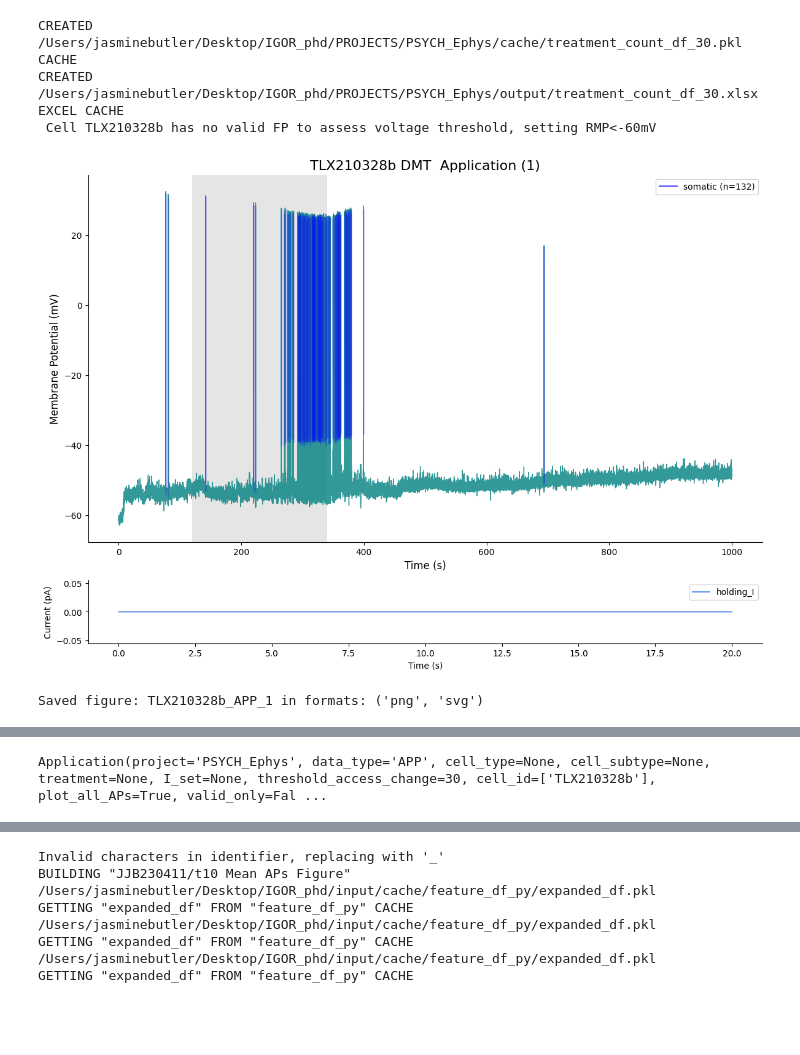
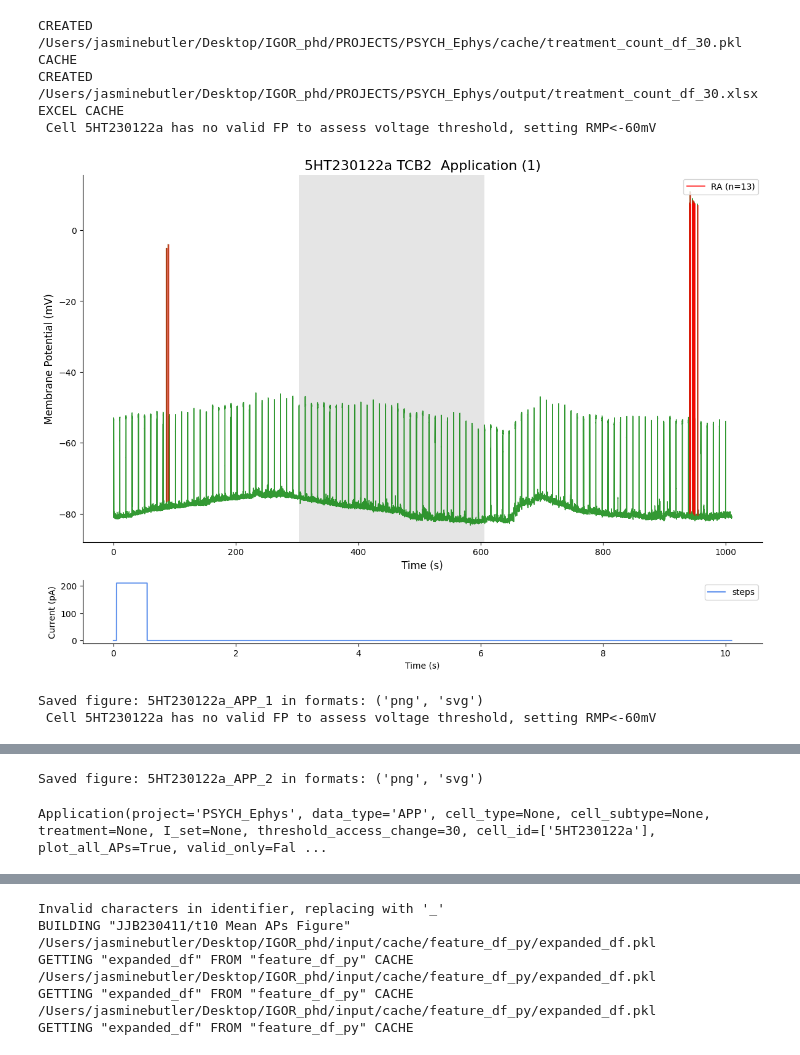
Before and after one commit to jjb-hub/IGOR_phd, a Jupyter notebook: RUN.ipynb, the cells around one changed output, grey strips where cells are left out. Drawn from its saved outputs; the diff is of its cells as text; code cells hidden in the pictures; blank space fills up the shorter version.

```diff
--- a/RUN.ipynb
+++ b/RUN.ipynb
@@ -132,19 +131,42 @@ Histogram(project='PSYCH_Ephys', data_type='APP', cell_type=['L5a_TLX'], cell_su
 # %%
 from module.Figure import Application
 project="PSYCH_Ephys"
+
+cell_ids = [
+    "JJB210603/t30",
+    "JJB221223/t9",
+    "JJB221230/t7",
+    "JJB230108/t47",
+    "JJB230122/t7",
+    "JJB230201/t8",
+    "JJB230203/t39",
+    "JJB230222/t11",
+    "JJB230408/t25",
+    "JJB230411/t10",
+    "JJB230416/t30",
+    "JJB230524/t26",
+    "JJB230622/t8",
+    "JJB230810/t17",
+    "JJB230815/t8",
+    "JJB230903/t8",
+    "SAD230815/t14",
+    "SAD241202/t7"
+]
+
 Application(project=project,
             data_type = 'APP', #pAD_hunter
-            cell_id = ['DRD230115a'],
+            cell_id = ['5HT230122a'],
             # cell_id = ['CTG210429a', 'CTG210507a', 'CTG210517b', 'CTG210608a', 'CTG210608b', 'SIM210730a', 'TLX210328a', 'TLX210328b', 'TLX210422a', 'TLX210422c', 'DRD210315a', 'DRD210402a', 'DRD210402b', 'DRD210604a', 'DRD210604b', 'DRD210604d', 'DRD210605a', 'DRD210605d', 'TLX221230b', 'DRD230104a', 'DRD230104b', 'DRD230108c', 'DRD230110a', 'DRD230115a', 'DRD230117b', '5HT230122a', '5HT230122b', 'DRD230126a', 'CTG230131a', 'CTG230131b', 'CTG230201a', 'SIM230203a', 'SIM230203b', 'SIM230203c', 'SIM230205a', 'CTG230207a', 'CTG230208a', 'CTG230216d', 'SIM230225b', 'DRD230308a', 'CBL230405a', 'CBL230408b', 'DRD230423c', 'DRD230425b', 'CBL230509a', 'TLX230511a', 'TLX230719c', 'DRD230801b', 'TLX230810a', 'TLX230810b', 'TLX230815a', 'SIM230820c', 'TLX230829a', 'TLX230830a', 'SIM241202a', 'SIM241202e', 'SIM241218a', 'SIM241218b', 'SIM241218e'],
             # cell_type = 'L5a_TLX',
             # treatment='PSIL',
             plot_all_APs = True,
             valid_only = False,  # WHY is this false SIM241202a
             # threshold_access_change=None,
             )
 # %% [output]
 CREATED /Users/jasminebutler/Desktop/IGOR_phd/PROJECTS/PSYCH_Ephys/cache/treatment_count_df_30.pkl CACHE
 CREATED /Users/jasminebutler/Desktop/IGOR_phd/PROJECTS/PSYCH_Ephys/output/treatment_count_df_30.xlsx EXCEL CACHE
- Cell TLX210328b has no valid FP to assess voltage threshold, setting RMP<-60mV
+ Cell 5HT230122a has no valid FP to assess voltage threshold, setting RMP<-60mV
-[figure, old version]
+[figure, new version]
-Saved figure: TLX210328b_APP_1 in formats: ('png', 'svg')
+Saved figure: 5HT230122a_APP_1 in formats: ('png', 'svg')
+ Cell 5HT230122a has no valid FP to assess voltage threshold, setting RMP<-60mV
@@ -151,4 +174,5 @@ Saved figure: TLX210328b_APP_1 in formats: ('png', 'svg')
-Application(project='PSYCH_Ephys', data_type='APP', cell_type=None, cell_subtype=None, treatment=None, I_set=None, threshold_access_change=30, cell_id=['TLX210328b'], plot_all_APs=True, valid_only=Fal ...
+Saved figure: 5HT230122a_APP_2 in formats: ('png', 'svg')
+Application(project='PSYCH_Ephys', data_type='APP', cell_type=None, cell_subtype=None, treatment=None, I_set=None, threshold_access_change=30, cell_id=['5HT230122a'], plot_all_APs=True, valid_only=Fal ...
 # %%
 from module.Figure import RA_AP_analysis
 project="PSYCH_Ephys"
```
Also changed, not shown: parts of 9 cells of this notebook, 3 other files.
